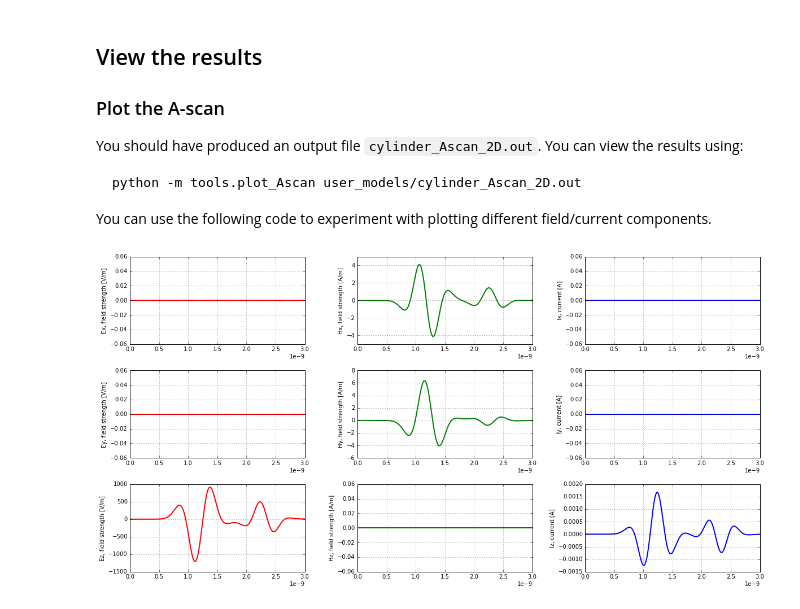
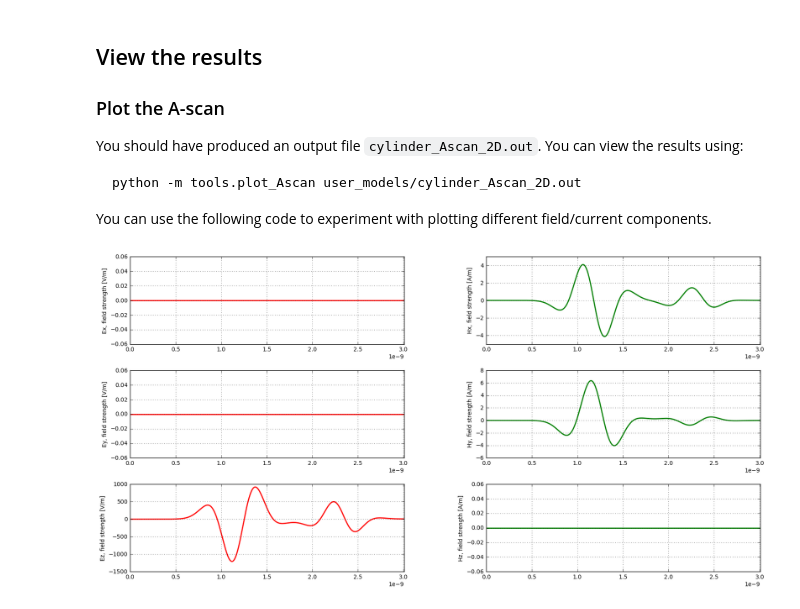
Before and after one commit to gprMax/gprMax, a Jupyter notebook: tools/Jupyter notebooks/example_Ascan_2D.ipynb, the cells around one changed output. Drawn from its saved outputs; the diff is of its cells as text; code cells hidden in the pictures.

Commit message:
Changed default default for saving and plotting of receiver output components to only electric and magnetic fields, i.e. no longer current.

```diff
--- a/tools/Jupyter notebooks/example_Ascan_2D.ipynb
+++ b/tools/Jupyter notebooks/example_Ascan_2D.ipynb
@@ -163,12 +177,12 @@ You can use the following code to experiment with plotting different field/curre
 # %%
 %matplotlib inline
 import os
 from gprMax.receivers import Rx
 from tools.plot_Ascan import mpl_plot
 
 filename = os.path.join(os.pardir, os.pardir, 'user_models', 'cylinder_Ascan_2D.out')
-outputs = Rx.availableoutputs
+outputs = Rx.defaultoutputs
 #outputs = ['Ez']
 plt = mpl_plot(filename, outputs, fft=False)
 # %% [output]
-[figure, old version]
+[figure, new version]
```
Also changed, not shown: parts of 4 cells of this notebook, 6 other files.
